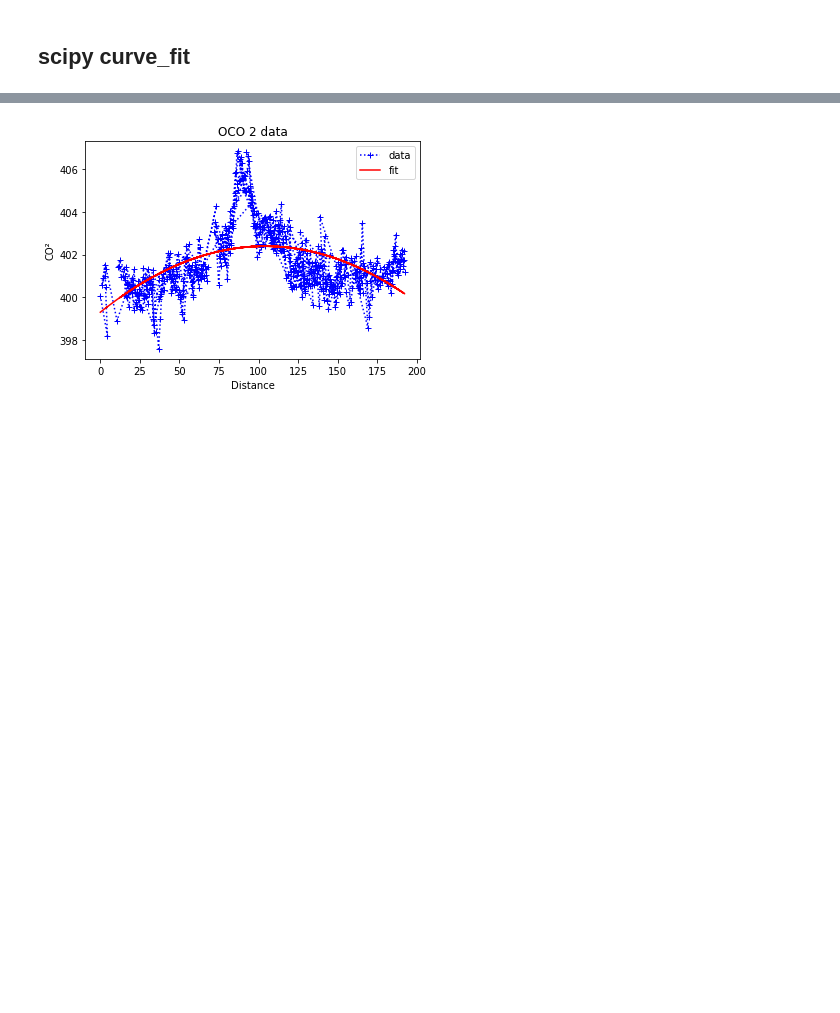
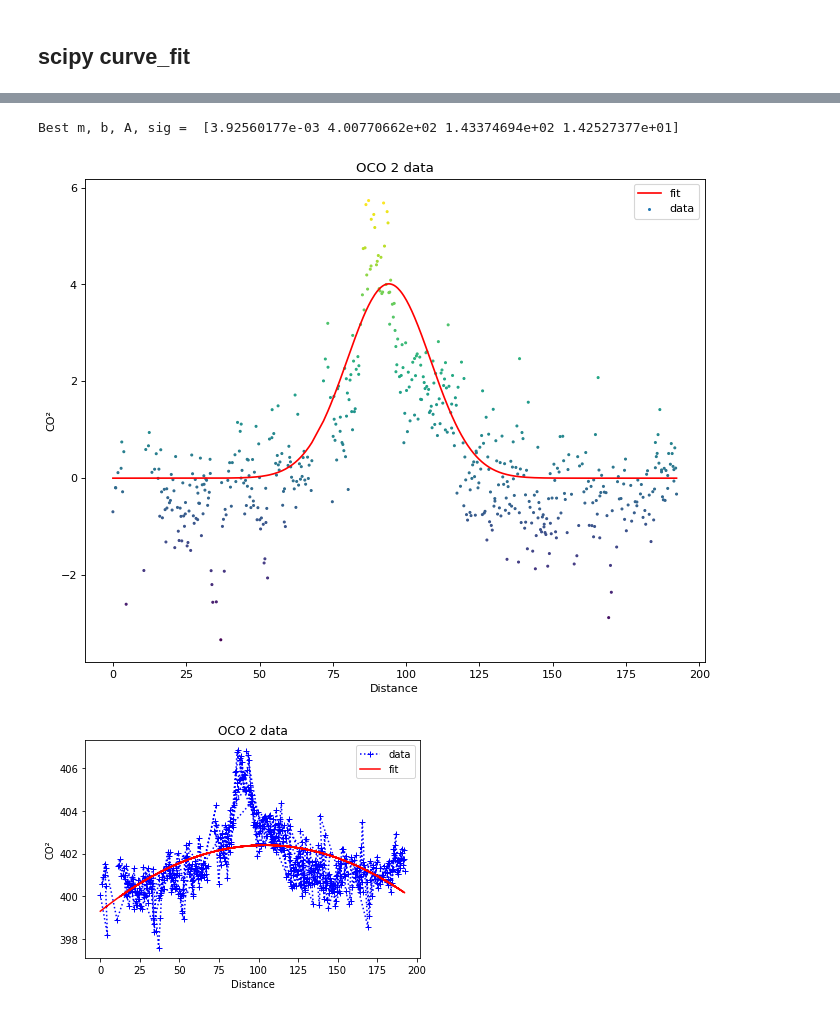
Before and after one commit to dataforgoodfr/batch7_satellite_ges, a Jupyter notebook: notebooks/Laiwu_Plume.ipynb, the cells around one changed output, grey strips where cells are left out. Drawn from its saved outputs; the diff is of its cells as text; code cells hidden in the pictures; blank space fills up the shorter version.

```diff
--- a/notebooks/Laiwu_Plume.ipynb
+++ b/notebooks/Laiwu_Plume.ipynb
@@ -297,3 +282,29 @@ for popt in popt_saved:
+# %%
+%matplotlib inline
+from matplotlib.pyplot import figure
+figure(num=None, figsize=(10, 8), dpi=80, facecolor='w', edgecolor='k')
+
+x = data_laiwu['distance']
+y = data_laiwu['xco2']
+
+index=np.argmin(sigmas)
+popt=popt_saved[index]
+print('Best m, b, A, sig = ', popt)
+m=popt[0]
+b=popt[1]
+A=popt[2]
+sig=popt[3]
+y = y - m * x - b
+plt.scatter(x, y, c=y, s=3, label='data')
+plt.plot(x, func(x = x-data_laiwu.loc[soundings[index], 'distance'], m=0, b=0, A=popt[2], sig=popt[3]), 'r', label='fit')
+plt.legend()
+plt.title('OCO 2 data')
+plt.xlabel('Distance')
+plt.ylabel('CO²')
+plt.show()
+# %% [output]
+Best m, b, A, sig =  [3.92560177e-03 4.00770662e+02 1.43374694e+02 1.42527377e+01]
+[figure, added]
 # %%
 import matplotlib.pyplot as plt
 from scipy.optimize import curve_fit
```
Also changed, not shown: parts of 4 cells of this notebook.
